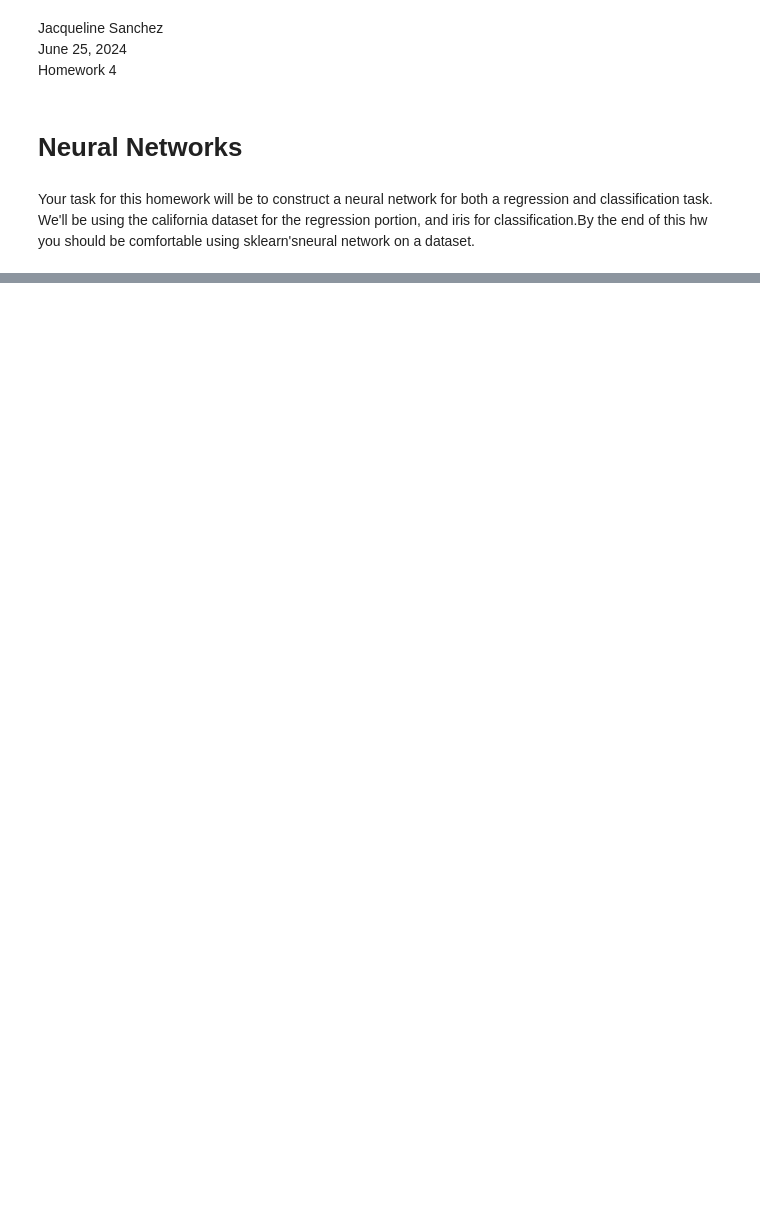
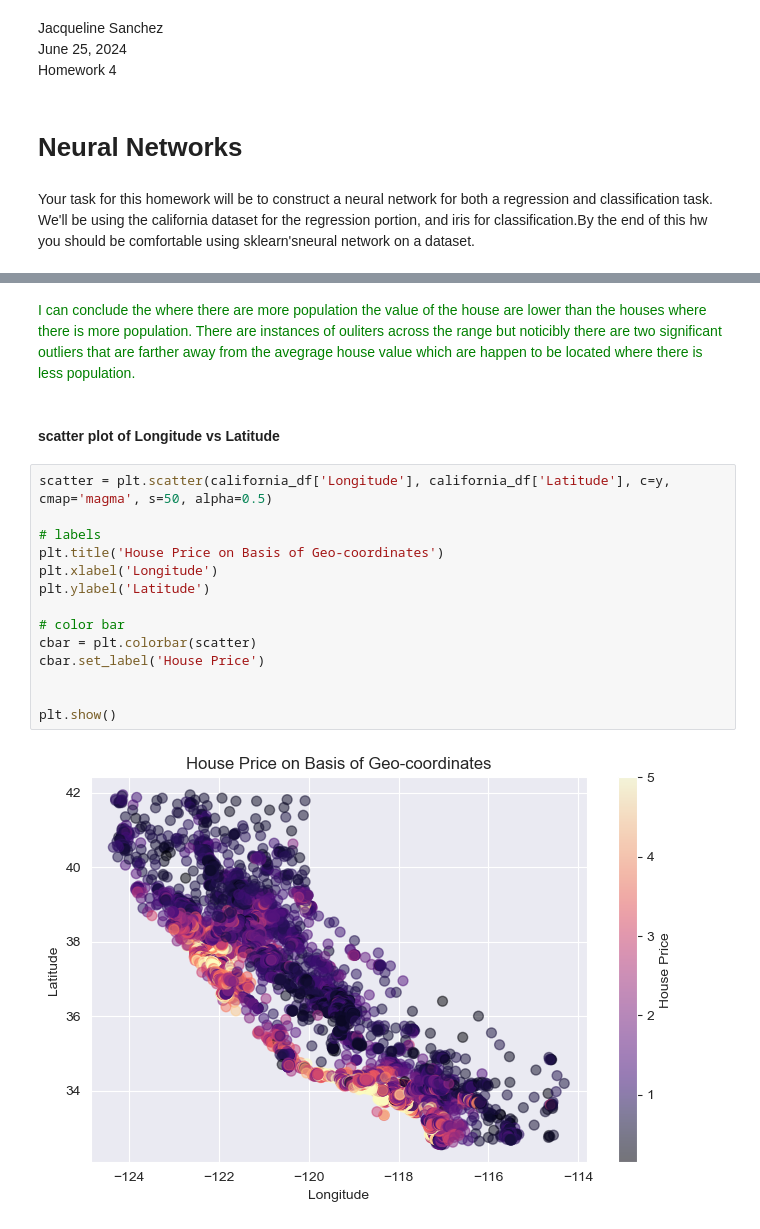
Before and after one commit to jacquelinesanchezA1/Data-Science1-CS3337, a Jupyter notebook: HW4/HW4.ipynb, the cells around one changed output, grey strips where cells are left out. Saved outputs shown, nothing was run; the diff lists cells and outputs as text; blank space fills up the shorter version.

```diff
--- a/HW4/HW4.ipynb
+++ b/HW4/HW4.ipynb
@@ -28,0 +147,21 @@ iris_df = iris.frame
+# %% [markdown]
+<span style = 'color:green'>
+I can conclude the where there are more population the value of the house are lower than the houses where there is more population. There are instances of ouliters across the range but noticibly there are two significant outliers that are farther away from the avegrage house value which are happen to be located where there is less population.
+# %% [markdown]
+#### scatter plot of Longitude vs Latitude
+# %%
+scatter = plt.scatter(california_df['Longitude'], california_df['Latitude'], c=y, cmap='magma', s=50, alpha=0.5)
+
+# labels
+plt.title('House Price on Basis of Geo-coordinates')
+plt.xlabel('Longitude')
+plt.ylabel('Latitude')
+
+# color bar
+cbar = plt.colorbar(scatter)
+cbar.set_label('House Price')
+
+
+plt.show()
+# %% [output]
+[figure, added]
```
Also changed, not shown: parts of 49 cells of this notebook.
